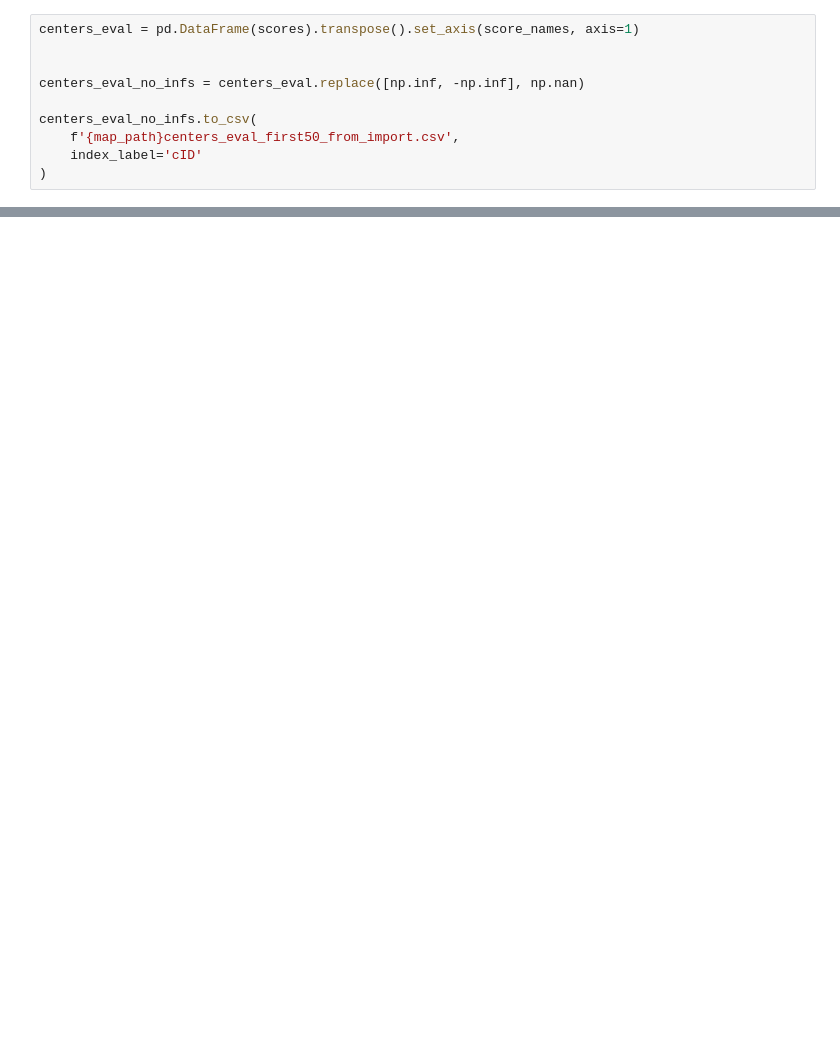
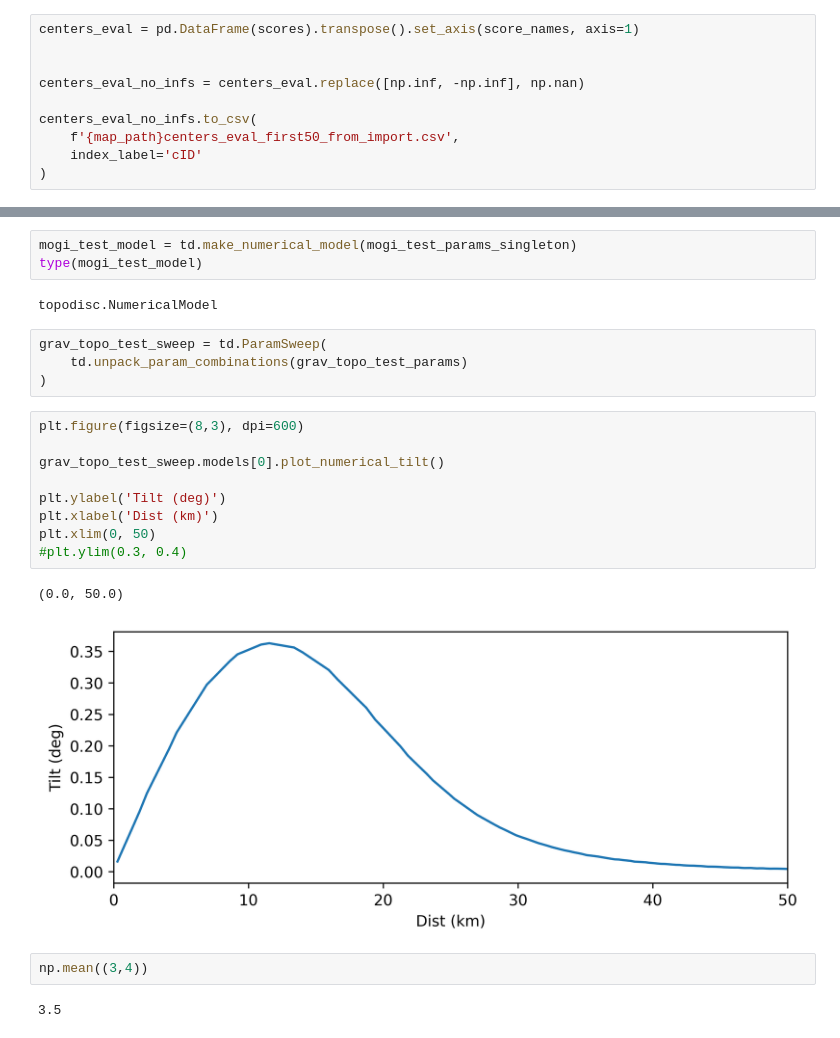
Before and after one commit to hernypeterson/thesis, a Jupyter notebook: code_with_import.ipynb, the cells around one changed output, grey strips where cells are left out. Drawn from its saved outputs; the diff is of its cells as text; blank space fills up the shorter version.

```diff
--- a/code_with_import.ipynb
+++ b/code_with_import.ipynb
@@ -124,0 +192,25 @@ centers_eval_no_infs.to_csv(
+# %%
+mogi_test_model = td.make_numerical_model(mogi_test_params_singleton)
+type(mogi_test_model)
+# %% [output]
+topodisc.NumericalModel
+# %%
+grav_topo_test_sweep = td.ParamSweep(
+    td.unpack_param_combinations(grav_topo_test_params)
+)
+# %%
+plt.figure(figsize=(8,3), dpi=600)
+
+grav_topo_test_sweep.models[0].plot_numerical_tilt()
+
+plt.ylabel('Tilt (deg)')
+plt.xlabel('Dist (km)')
+plt.xlim(0, 50)
+#plt.ylim(0.3, 0.4)
+# %% [output]
+(0.0, 50.0)
+[figure, added]
+# %%
+np.mean((3,4))
+# %% [output]
+3.5
```
Also changed, not shown: parts of 11 cells of this notebook, 2 other files.
